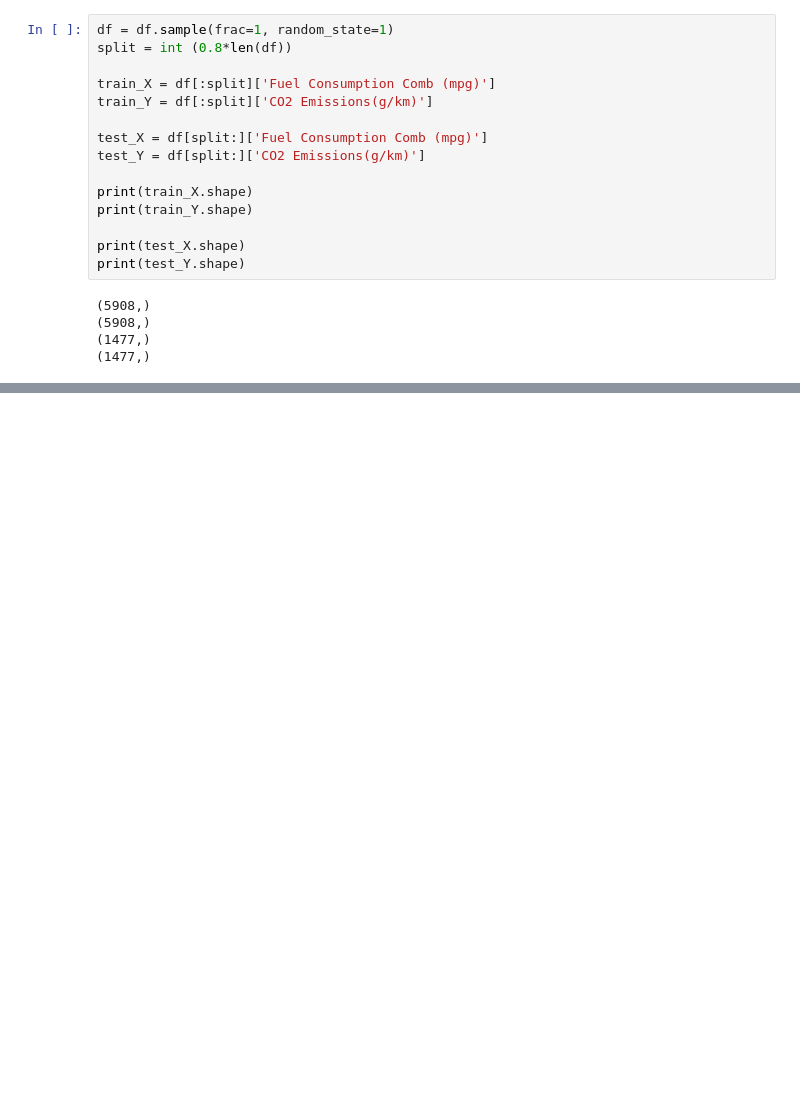
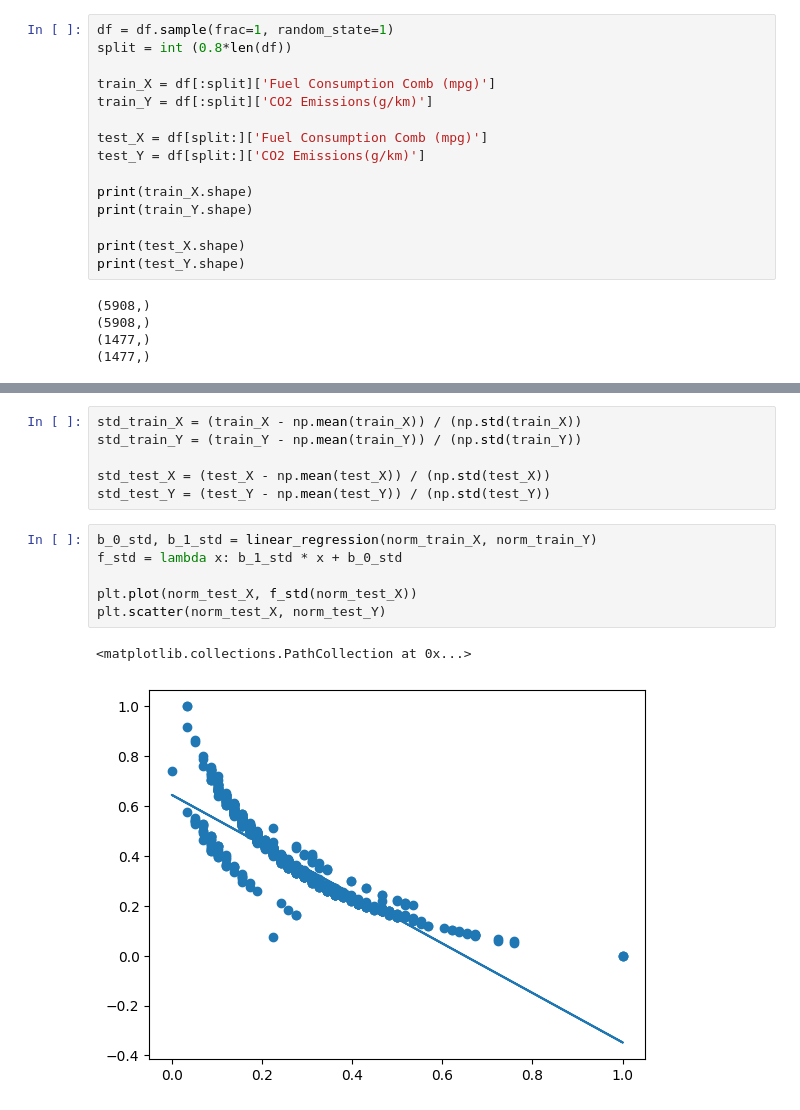
Before and after one commit to aaryangpatel/CO2EmissionsLinearRegression, a Jupyter notebook: LinearRegression.ipynb, the cells around one changed output, grey strips where cells are left out. Cells and saved outputs as stored; diff of their text form; blank space fills up the shorter version.

```diff
--- a/LinearRegression.ipynb
+++ b/LinearRegression.ipynb
@@ -50,0 +108,15 @@ plt.scatter(train_X, train_Y)
+# %%
+std_train_X = (train_X - np.mean(train_X)) / (np.std(train_X))
+std_train_Y = (train_Y - np.mean(train_Y)) / (np.std(train_Y))
+
+std_test_X = (test_X - np.mean(test_X)) / (np.std(test_X))
+std_test_Y = (test_Y - np.mean(test_Y)) / (np.std(test_Y))
+# %%
+b_0_std, b_1_std = linear_regression(norm_train_X, norm_train_Y)
+f_std = lambda x: b_1_std * x + b_0_std
+
+plt.plot(norm_test_X, f_std(norm_test_X))
+plt.scatter(norm_test_X, norm_test_Y)
+# %% [output]
+<matplotlib.collections.PathCollection at 0x...>
+[figure, added]
```
Also changed, not shown: parts of 12 cells of this notebook.
